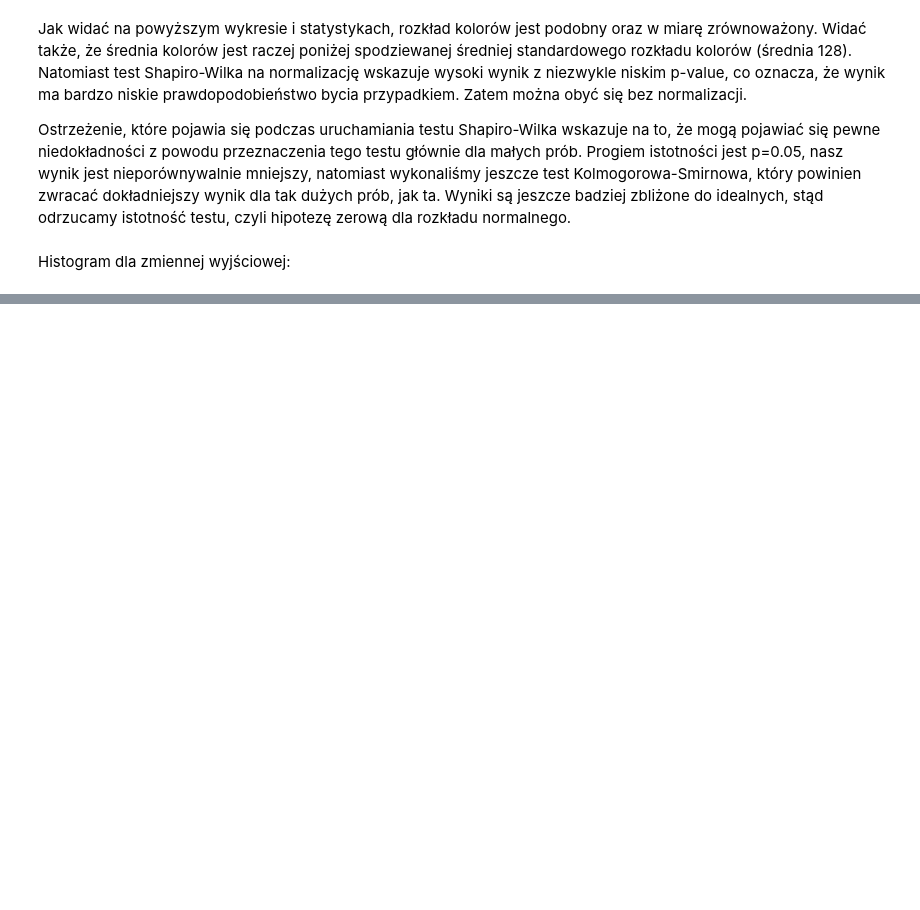
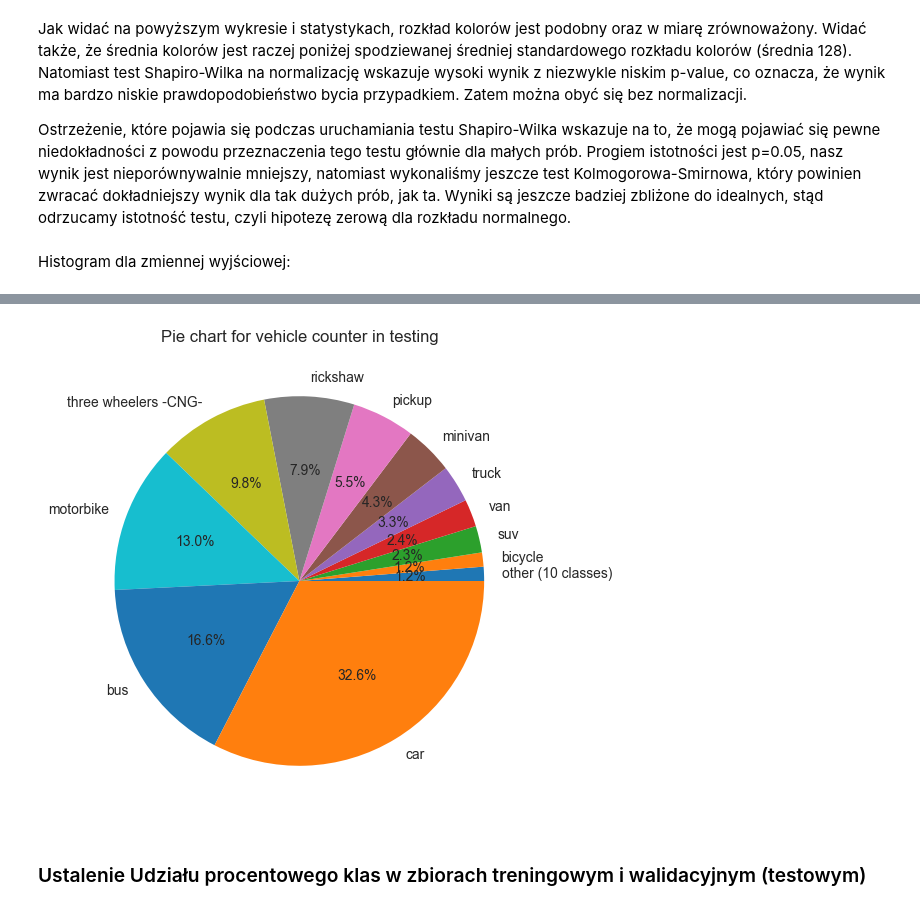
Before and after one commit to michaljurzak1/Vehicle-Images-Detection, a Jupyter notebook: eda.ipynb, the cells around one changed output, grey strips where cells are left out. Drawn from its saved outputs; the diff is of its cells as text; code cells hidden in the pictures; blank space fills up the shorter version.

```diff
--- a/eda.ipynb
+++ b/eda.ipynb
@@ -394,0 +431,15 @@ plt.show()
+# %%
+sorted_vehicles = sorted(list(zip(valid_vehicles_counter, classes_of_vehicles)), key=lambda x: x[0])
+
+sorted_train_vehicles_counter, sorted_classes_of_vehicles = accumulate_results(sorted_vehicles, 20)
+
+plt.figure(figsize=(6, 6))
+plt.pie(sorted_train_vehicles_counter, labels=sorted_classes_of_vehicles, autopct='%1.1f%%')
+plt.title('Pie chart for vehicle counter in testing', fontsize=12)
+plt.xticks(fontsize=10,rotation=60)
+plt.yticks(fontsize=10)
+plt.show()
+# %% [output]
+[figure, added]
+# %% [markdown]
+### Ustalenie Udziału procentowego klas w zbiorach treningowym i walidacyjnym (testowym)
```
Also changed, not shown: parts of 35 cells of this notebook.
